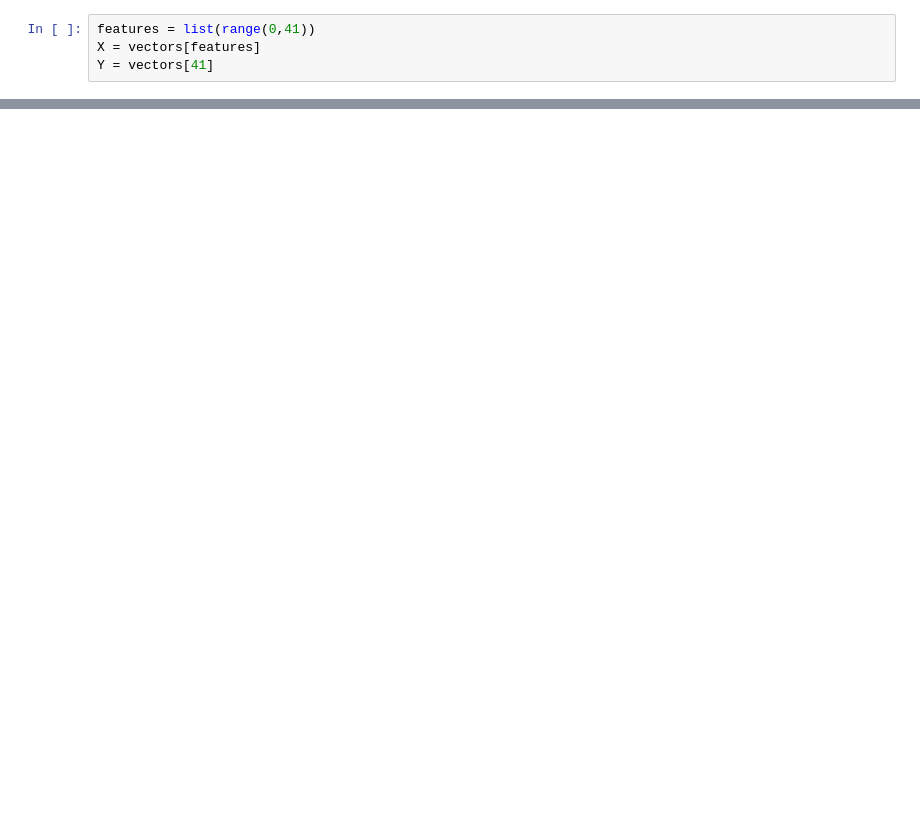
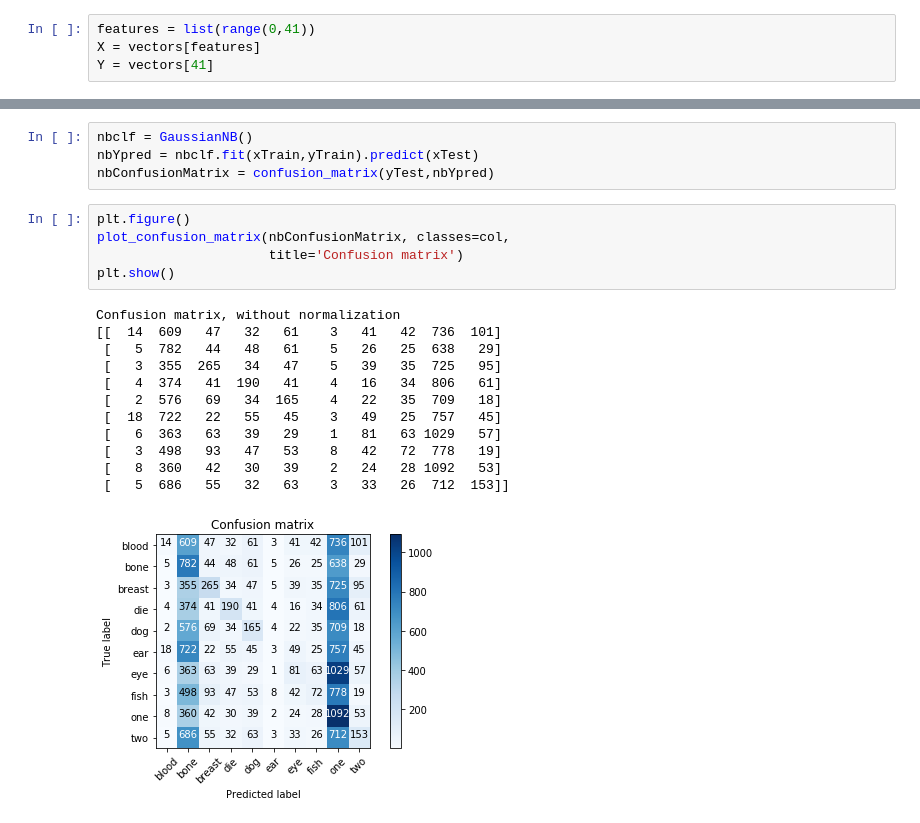
Before and after one commit to CNew88/Swadesh, a Jupyter notebook: CSC 450 Project2.ipynb, the cells around one changed output, grey strips where cells are left out. Cells and saved outputs as stored; diff of their text form; blank space fills up the shorter version.

```diff
--- a/CSC 450 Project2.ipynb
+++ b/CSC 450 Project2.ipynb
@@ -126,0 +186,22 @@ print(rf.feature_importances_)
+# %%
+nbclf = GaussianNB()
+nbYpred = nbclf.fit(xTrain,yTrain).predict(xTest)
+nbConfusionMatrix = confusion_matrix(yTest,nbYpred)
+# %%
+plt.figure()
+plot_confusion_matrix(nbConfusionMatrix, classes=col,
+                      title='Confusion matrix')
+plt.show()
+# %% [output]
+Confusion matrix, without normalization
+[[  14  609   47   32   61    3   41   42  736  101]
+ [   5  782   44   48   61    5   26   25  638   29]
+ [   3  355  265   34   47    5   39   35  725   95]
+ [   4  374   41  190   41    4   16   34  806   61]
+ [   2  576   69   34  165    4   22   35  709   18]
+ [  18  722   22   55   45    3   49   25  757   45]
+ [   6  363   63   39   29    1   81   63 1029   57]
+ [   3  498   93   47   53    8   42   72  778   19]
+ [   8  360   42   30   39    2   24   28 1092   53]
+ [   5  686   55   32   63    3   33   26  712  153]]
+[figure, added]
```
Also changed, not shown: parts of 11 cells of this notebook.
